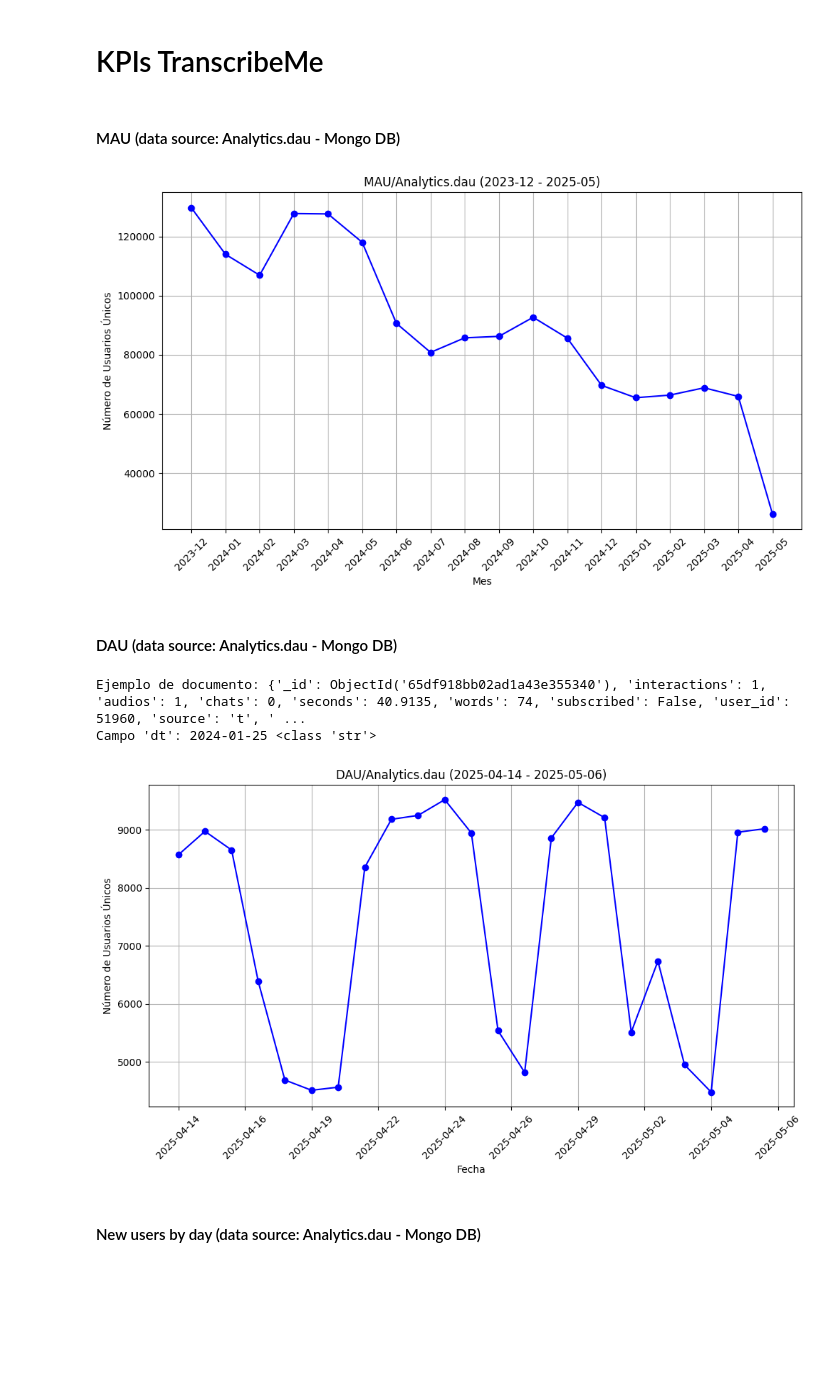
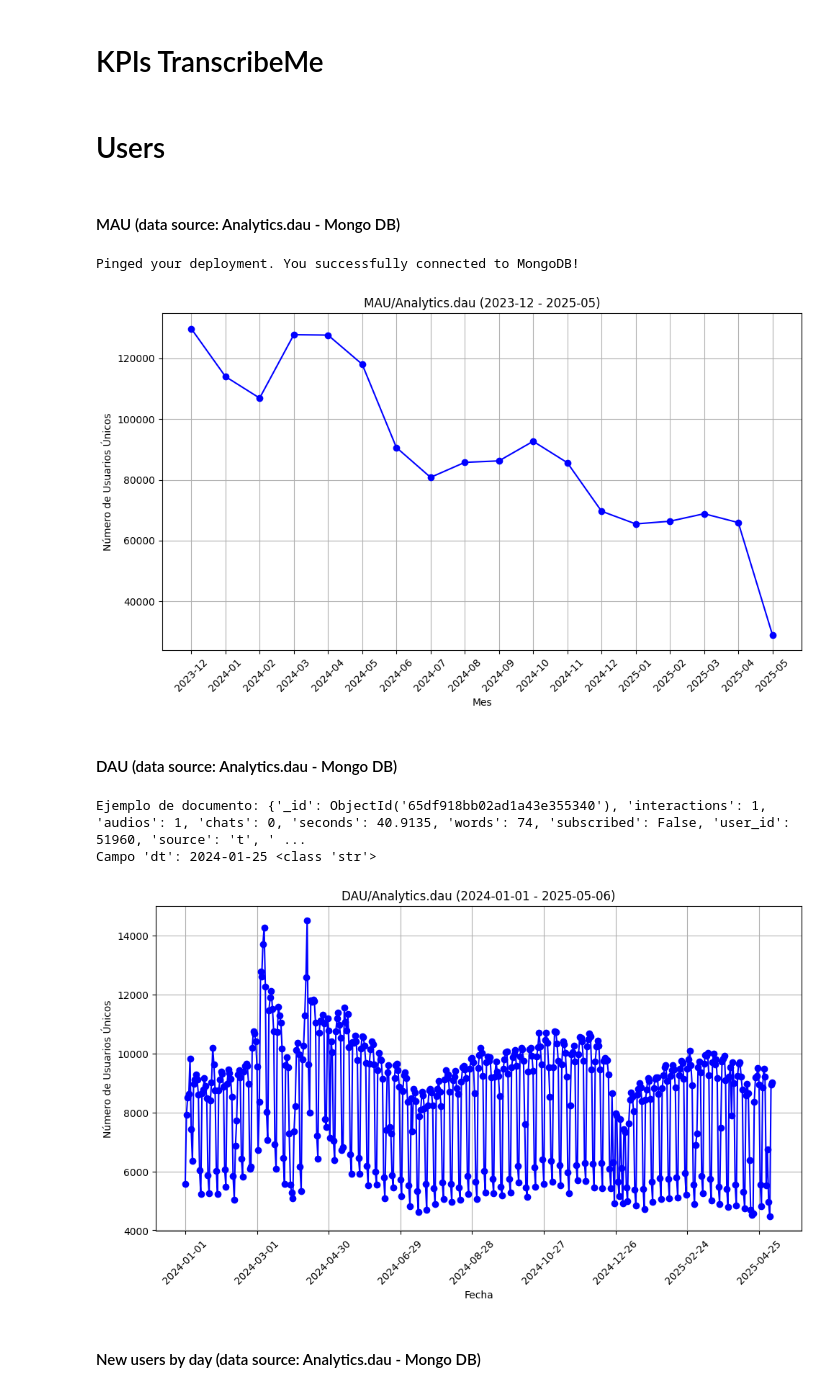
Before and after one commit to FelitoAguila/tme-subs-dash-new, a Jupyter notebook: kpis_tme-notebook.ipynb, the cells around one changed output. Saved outputs shown, nothing was run; the diff lists cells and outputs as text; code cells hidden in the pictures; blank space fills up the shorter version.

Commit message:
preparing for deployment

```diff
--- a/kpis_tme-notebook.ipynb
+++ b/kpis_tme-notebook.ipynb
@@ -5,9 +5,11 @@ import pymongo
 import pandas as pd
 import matplotlib.pyplot as plt
 
-MONGO_CONNECTION_STRING="mongodb+srv://felix_aguila:f21ShHlBnixnJgXk@transcribeme.rletx0y.mongodb.net/?retryWrites=true&w=majority&socketTimeoutMS=360000&connectTimeoutMS=36000"
+MONGO_CONNECTION_STRING="mongodb+srv://felix_aguila:f21ShHlBnixnJgXk@transcribeme.rletx0y.mongodb.net/?retryWrites=true&w=majority&connectTimeoutMS=60000&socketTimeoutMS=60000&serverSelectionTimeoutMS=60000"
 
 client = pymongo.MongoClient(MONGO_CONNECTION_STRING)
+# %% [markdown]
+# Users
 # %% [markdown]
 #### MAU (data source: Analytics.dau - Mongo DB)
 # %%
@@ -15,6 +17,15 @@ db = 'Analytics'
 COLLECTION = 'dau'
 
 collection = client[db][COLLECTION]
+# %%
+# Send a ping to confirm a successful connection
+try:
+    client.admin.command('ping')
+    print("Pinged your deployment. You successfully connected to MongoDB!")
+except Exception as e:
+    print(e)
+# %% [output]
+Pinged your deployment. You successfully connected to MongoDB!
 # %%
 # Definir el pipeline de agregación (sin $match de fechas)
 pipeline = [
@@ -80,7 +91,7 @@ plt.tight_layout()
 # Mostrar el gráfico
 plt.show()
 # %% [output]
-[figure, old version]
+[figure, new version]
 # %% [markdown]
 #### DAU (data source: Analytics.dau - Mongo DB)
 # %%
@@ -89,7 +100,7 @@ import matplotlib.pyplot as plt
 from pymongo import MongoClient
 from datetime import datetime
 
-initial_date = "2025-04-14"
+initial_date = "2024-01-01"
 final_date = "2025-05-06"
 
 def plot_dau(initial_date, final_date):
@@ -174,34 +185,34 @@ def plot_dau(initial_date, final_date):
 
     # Unir con los datos agregados, llenando con 0 los días sin datos
     df_daily = all_days_df.merge(df_daily, on='date', how='left').fillna({'user_count': 0})
 
     # Convertir 'date' a string para el eje X (formato YYYY-MM-DD)
     df_daily['date'] = df_daily['date'].dt.strftime('%Y-%m-%d')
 
     # Crear el gráfico de línea
     plt.figure(figsize=(10, 6))
     plt.plot(df_daily['date'], df_daily['user_count'], marker='o', linestyle='-', color='b')
 
     # Personalizar el gráfico
     plt.title(f'DAU/Analytics.dau ({initial_date_str} - {final_date_str})')
     plt.xlabel('Fecha')
     plt.ylabel('Número de Usuarios Únicos')
     plt.grid(True)
     plt.xticks(rotation=45)
     plt.tight_layout()
 
     # Ajustar el número de ticks en el eje X para evitar sobrecarga
     plt.gca().xaxis.set_major_locator(plt.MaxNLocator(10))  # Máximo 10 ticks
 
     # Mostrar el gráfico
     plt.show()
 
 # Ejemplo de uso
 plot_dau(initial_date, final_date)
 # %% [output]
 Ejemplo de documento: {'_id': ObjectId('65df918bb02ad1a43e355340'), 'interactions': 1, 'audios': 1, 'chats': 0, 'seconds': 40.9135, 'words': 74, 'subscribed': False, 'user_id': 51960, 'source': 't', ' ...
 Campo 'dt': 2024-01-25 <class 'str'>
-[figure, old version]
+[figure, new version]
 # %% [markdown]
 #### New users by day (data source: Analytics.dau - Mongo DB)
 # %%
```
Also changed, not shown: parts of 6 cells of this notebook, 4 other files.
